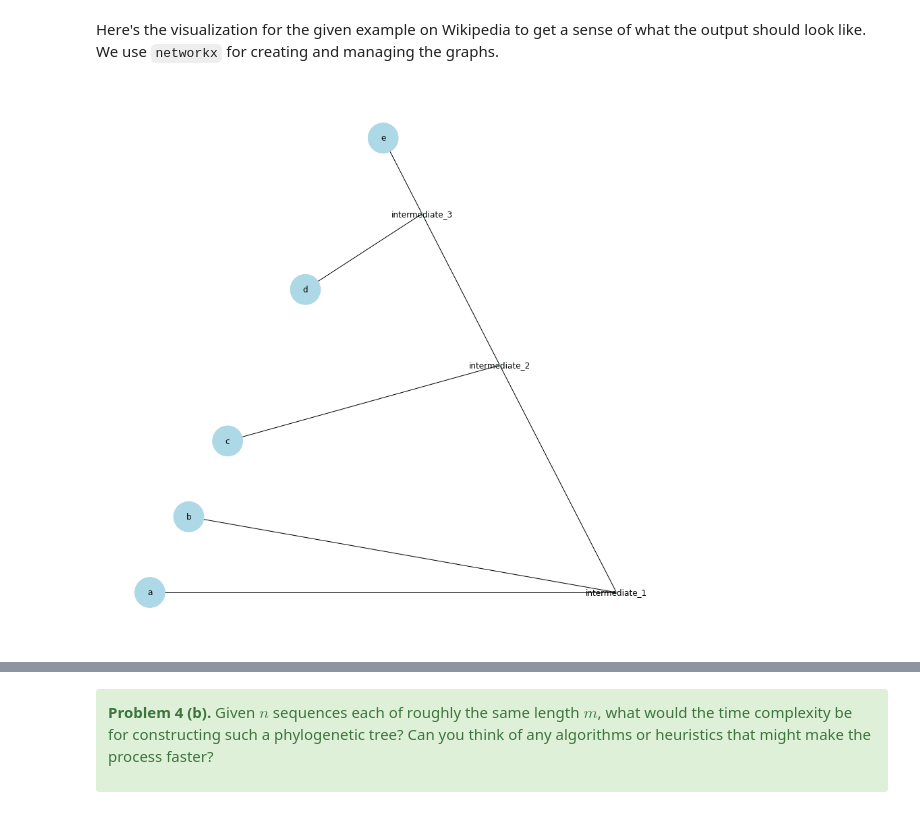
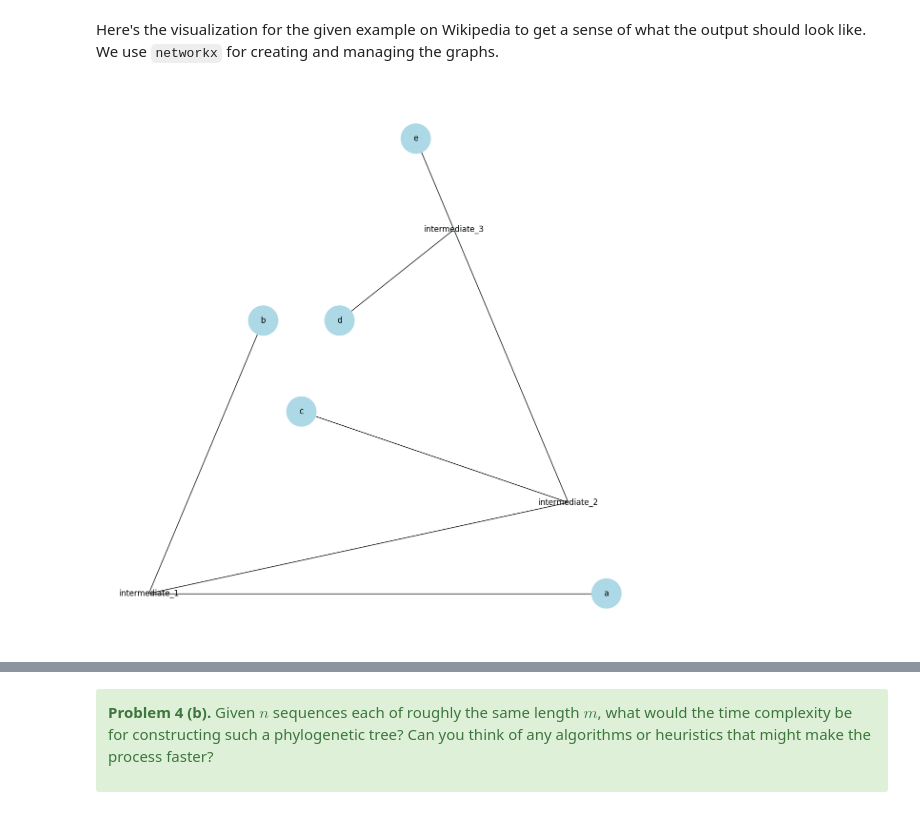
Before and after one commit to basilahmad01/Project-2-2022F, a Jupyter notebook: project2.ipynb, the cells around one changed output, grey strips where cells are left out. Saved outputs shown, nothing was run; the diff lists cells and outputs as text; code cells hidden in the pictures.

```diff
--- a/project2.ipynb
+++ b/project2.ipynb
@@ -454,11 +598,13 @@ distances = np.array([
 ], dtype=float)
 
 seq_names = ["a", "b", "c", "d", "e"]
-G = construct_alignment(distances, seq_names)
+the_dict = collections.defaultdict(list)
+G = construct_alignment(distances, seq_names,1, the_dict)
+theG = nx.Graph(the_dict)
 # %%
-draw_graph_nice(G)
+draw_graph_nice(theG)
 # %% [output]
-[figure, old version]
+[figure, new version]
 # %%
 # Get sequences
 sequences, seq_names = utils.get_sequences_for_ancestry()
```
Also changed, not shown: parts of 21 cells of this notebook.
